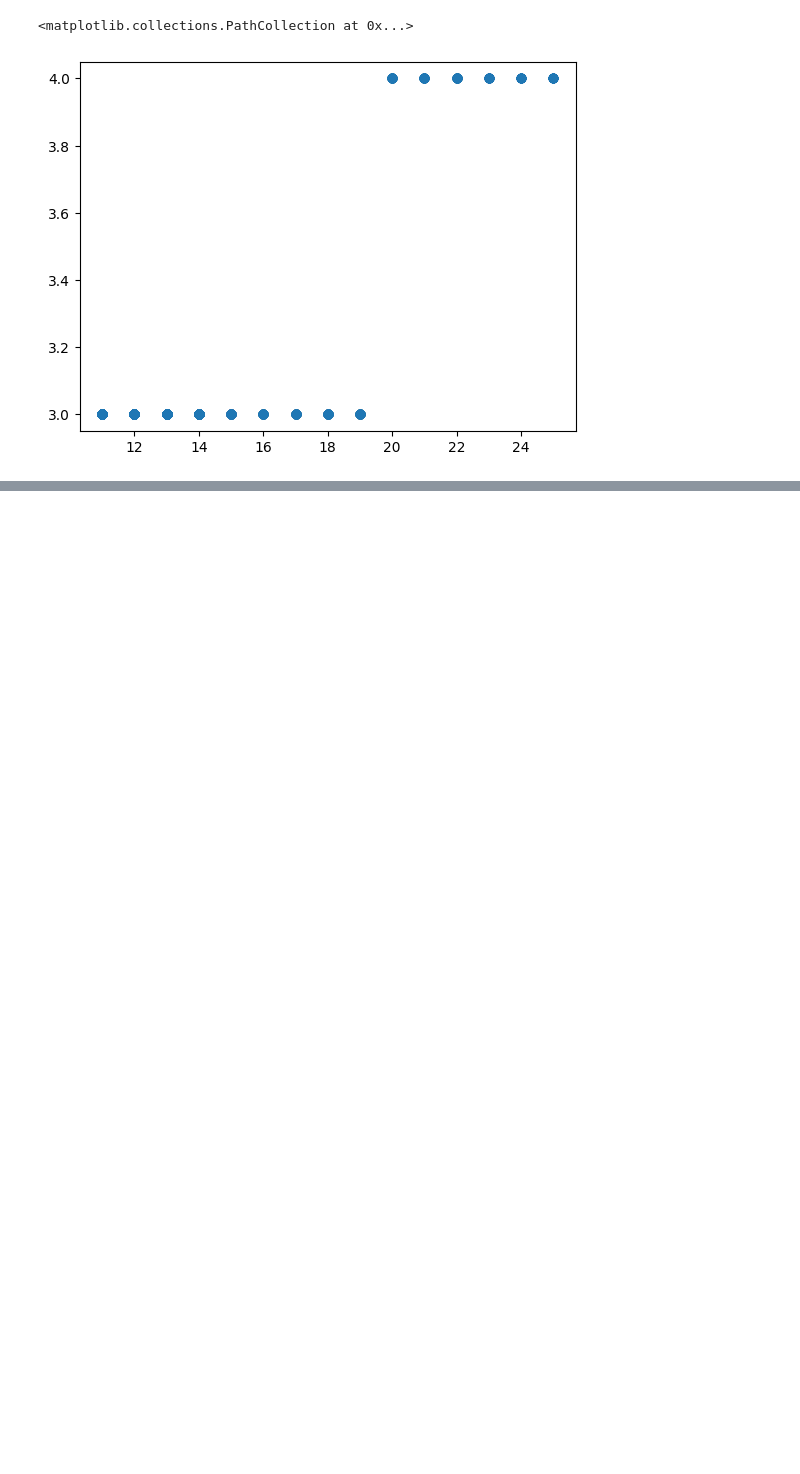
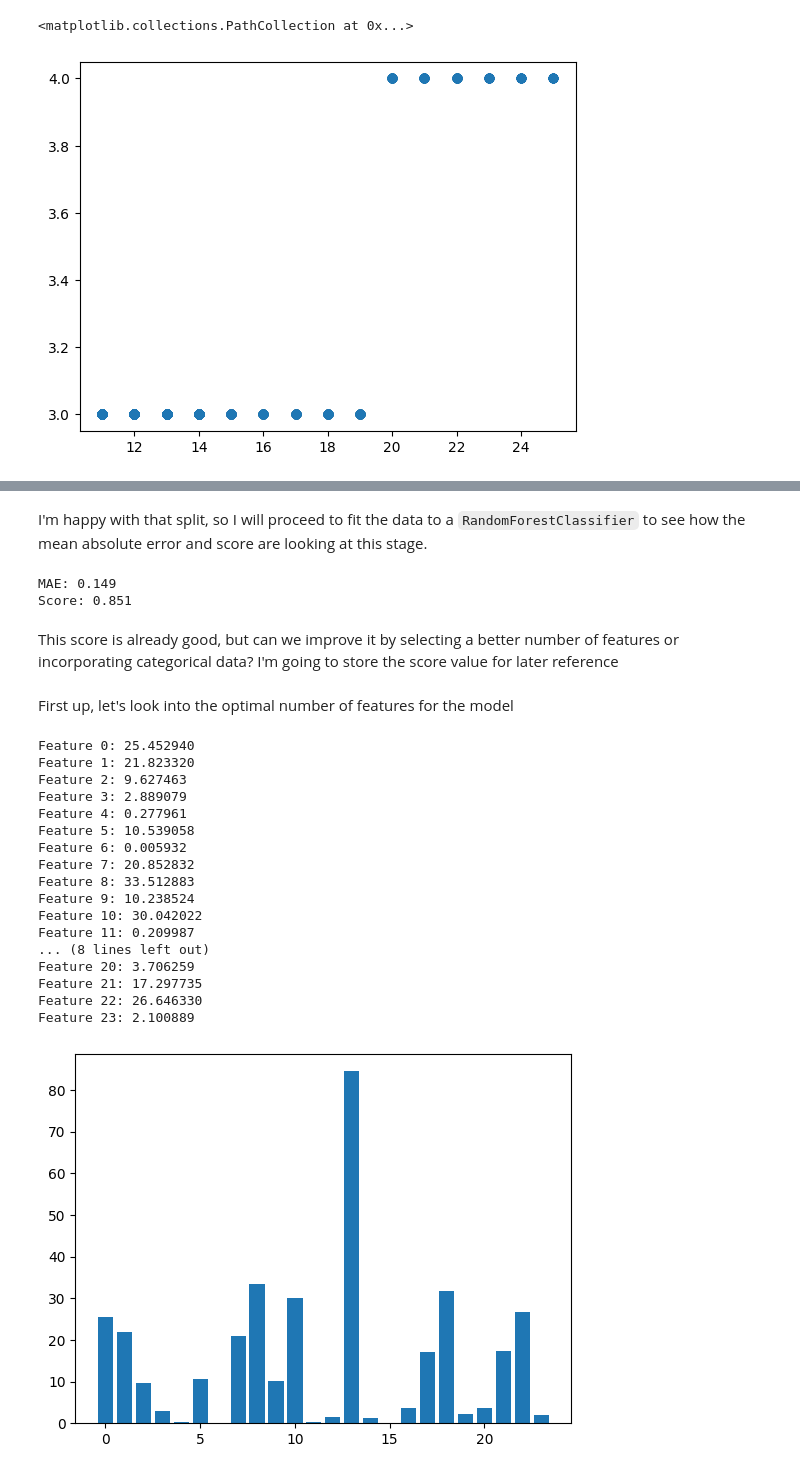
Before and after one commit to ymcgillicuddy/HR-Analytics, a Jupyter notebook: HR Analytics.ipynb, the cells around one changed output, grey strips where cells are left out. Saved outputs shown, nothing was run; the diff lists cells and outputs as text; code cells hidden in the pictures; blank space fills up the shorter version.

```diff
--- a/HR Analytics.ipynb
+++ b/HR Analytics.ipynb
@@ -151,8 +154,10 @@ Name: count, dtype: int64
-# %%
-df = df.replace({'OverTime' : {'Yes': 1, 'No': 0}}) # replacing Yes/No with 1 and 0
-df = df.replace({'BusinessTravel' : {'Non-Travel': 0, 'Travel_Rarely': 1, 'Travel_Frequently' : 2}}) # replacing Yes/No with 1 and 0
-df['Leaver'] = df['Attrition'] # creating new categorical "Leaver" field that dupes Attrition, as we'll need this to predict when working with categorical features
-df = df.replace({'Attrition' : {'Yes': 1, 'No': 0}})
+# %%
+col=['Department','JobRole','BusinessTravel','BusinessTravel','BusinessTravel','BusinessTravel','OverTime','OverTime','Attrition','Attrition'] # columns to search
+to_replace = ['Human Resources','Human Resources','Non-Travel','Travel_Rarely','TravelRarely','Travel_Frequently','Yes','No','Yes','No'] # values to find
+replace_with = ['Dept-HR','Role-HR',0,1,1,2,1,0,1,0] # replacement values
+
+for i,j,k in zip(col,to_replace,replace_with): # looping through lists
+    df = replace(df,i,j,k) # applying replace function to each list element
 # %% [markdown]
 I will add the remaining categorical fields to their own dataframe, ready for use later on
 # %%
@@ -263,14 +207,0 @@ Feature 23: 1.706962
-# %%
-def select_features(X_train, y_train, X_test):
- fs = SelectKBest(score_func=f_regression, k=15)
- fs.fit(X_train, y_train)
- X_train_fs = fs.transform(X_train)
- X_test_fs = fs.transform(X_test)
- return X_train_fs, X_test_fs, fs
-
-X_train_fs, X_test_fs, fs = select_features(X_train, y_train, X_test)
-model = GradientBoostingRegressor()
-model.fit(X_train_fs, y_train)
-yhat = model.predict(X_test_fs)
-mae = mean_absolute_error(y_test, yhat)
-print('MAE: %.3f' % mae)
@@ -425,4 +207,0 @@ In addition, it appears from the aggregated table above that we cannot take for
-# %%
-df['Role'] = df['Department'] + " - " + df['JobRole']
-df = df.drop(['Department','JobRole'], axis=1)
-df.head()
@@ -428,0 +336,9 @@ df.head()
+# %% [markdown]
+I'm happy with that split, so I will proceed to fit the data to a `RandomForestClassifier` to see how the mean absolute error and score are looking at this stage.
+# %%
+rfc_num = model_fit_score(X_train,X_test,y_train,y_test) # passing test_train_split to model fit function created earlier
+# %% [output]
+MAE: 0.149
+Score: 0.851
+# %% [markdown]
+This score is already good, but can we improve it by selecting a better number of features or incorporating categorical data?  I'm going to store the score value for later reference
@@ -428,0 +349,23 @@ df.head()
+# %% [markdown]
+First up, let's look into the optimal number of features for the model
+# %%
+plot_num = plot_k_best(X_train,y_train,X_test) # plotting scores of all features in the train/test data
+# %% [output]
+Feature 0: 25.452940
+Feature 1: 21.823320
+Feature 2: 9.627463
+Feature 3: 2.889079
+Feature 4: 0.277961
+Feature 5: 10.539058
+Feature 6: 0.005932
+Feature 7: 20.852832
+Feature 8: 33.512883
+Feature 9: 10.238524
+Feature 10: 30.042022
+Feature 11: 0.209987
+... (8 lines left out)
+Feature 20: 3.706259
+Feature 21: 17.297735
+Feature 22: 26.646330
+Feature 23: 2.100889
+[figure, added]
```
Also changed, not shown: parts of 58 cells of this notebook, 1 other file.
